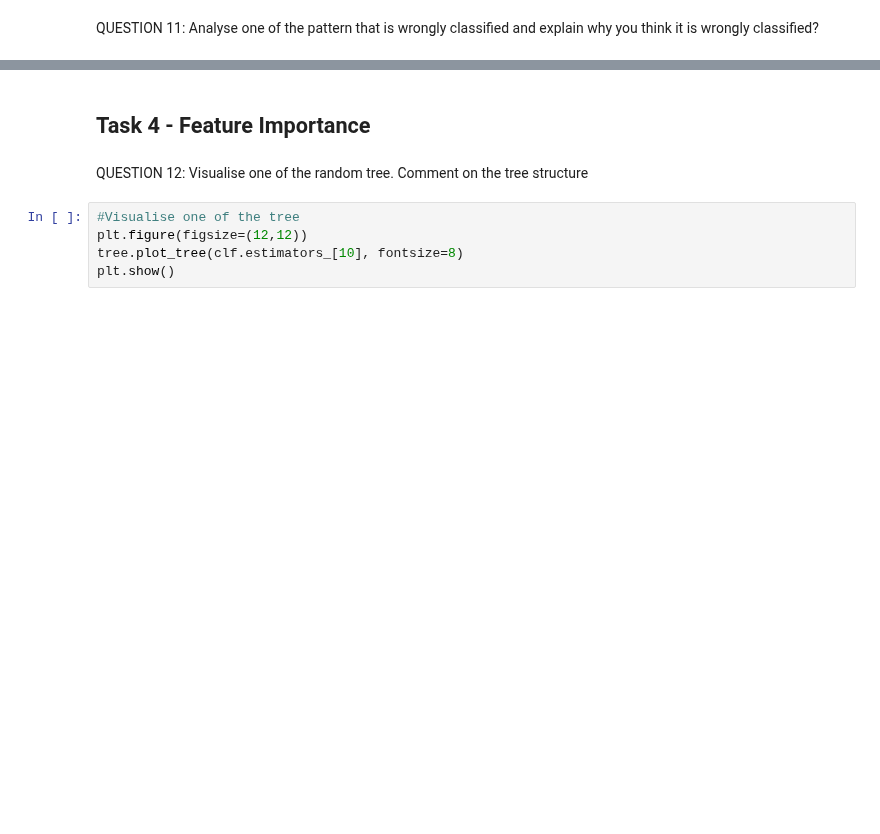
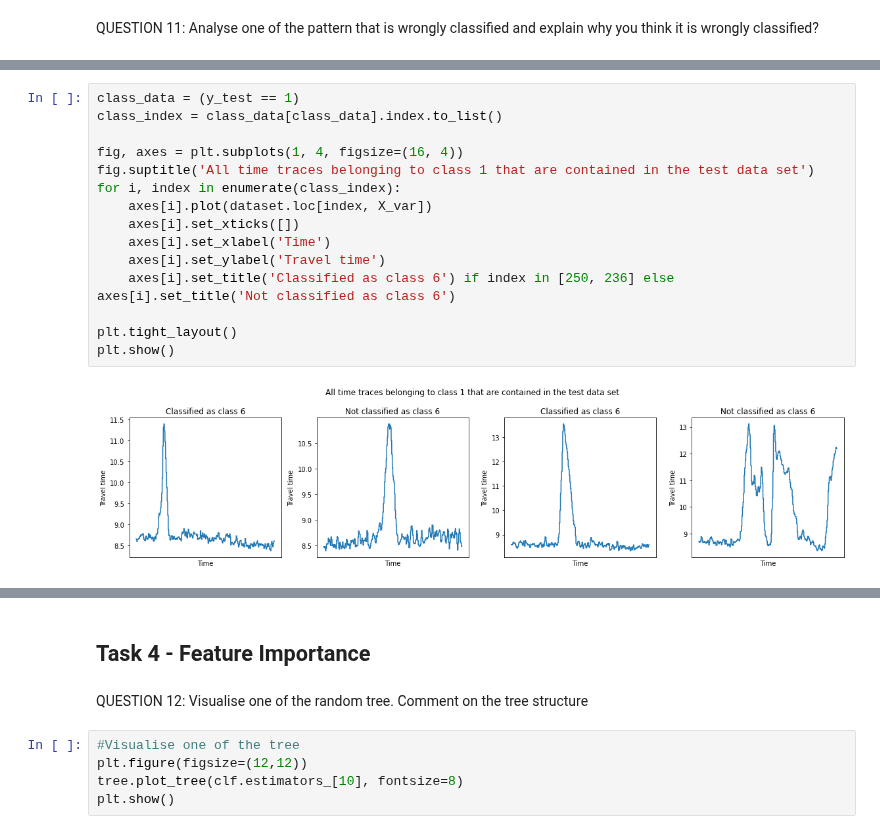
Before and after one commit to tamarvooijs/Applied-Machine-Learning, a Jupyter notebook: Week3/Assignment3_16.ipynb, the cells around one changed output, grey strips where cells are left out. Saved outputs shown, nothing was run; the diff lists cells and outputs as text; blank space fills up the shorter version.

```diff
--- a/Week3/Assignment3_16.ipynb
+++ b/Week3/Assignment3_16.ipynb
@@ -351,0 +428,17 @@ QUESTION 11: Analyse one of the pattern that is wrongly classified and explain w
+# %%
+class_data = (y_test == 1)
+class_index = class_data[class_data].index.to_list()
+
+fig, axes = plt.subplots(1, 4, figsize=(16, 4))
+fig.suptitle('All time traces belonging to class 1 that are contained in the test data set')
+for i, index in enumerate(class_index):
+    axes[i].plot(dataset.loc[index, X_var])
+    axes[i].set_xticks([])
+    axes[i].set_xlabel('Time')
+    axes[i].set_ylabel('Travel time')
+    axes[i].set_title('Classified as class 6') if index in [250, 236] else axes[i].set_title('Not classified as class 6')
+
+plt.tight_layout()
+plt.show()
+# %% [output]
+[figure, added]
```
Also changed, not shown: parts of 27 cells of this notebook.
